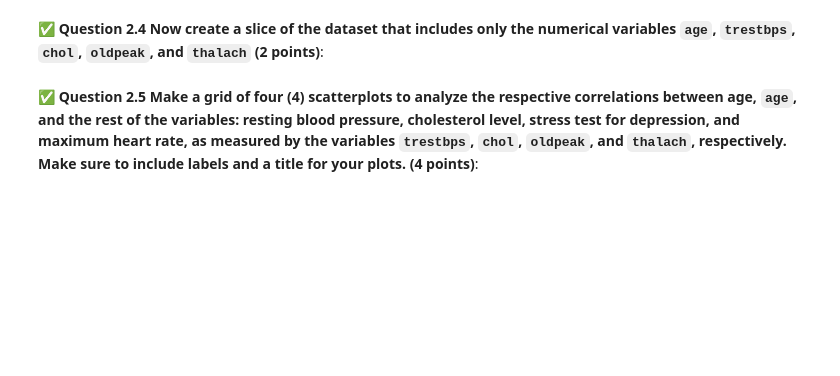
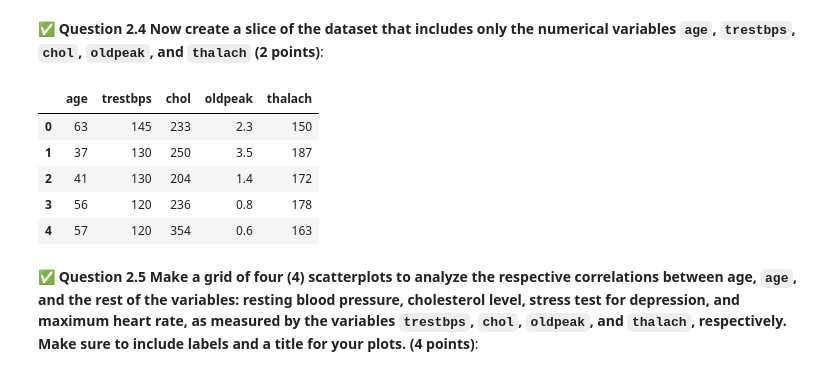
Before and after one commit to anaanyamalhotra/CMSE202-f25-turnin, a Jupyter notebook: midterm/CMSE202-Midterm-Section003-STUDENT-F25.ipynb, the cells around one changed output. Cells and saved outputs as stored; diff of their text form; code cells hidden in the pictures; blank space fills up the shorter version.

```diff
--- a/midterm/CMSE202-Midterm-Section003-STUDENT-F25.ipynb
+++ b/midterm/CMSE202-Midterm-Section003-STUDENT-F25.ipynb
@@ -105,6 +131,15 @@ The data set at this web link `https://raw.githubusercontent.com/NkechiC/Data-fi
 &#9989; **Question 2.4 Now create a slice of the dataset that includes only the numerical variables `age`, `trestbps`, `chol`, `oldpeak`, and `thalach` (2 points)**:
 # %%
 ### Put your code here
+heart_slice = heart_data[["age", "trestbps", "chol", "oldpeak", "thalach"]]
+heart_slice.head()
+# %% [output]
+|  | age | trestbps | chol | oldpeak | thalach |
+| 0 | 63 | 145 | 233 | 2.3 | 150 |
+| 1 | 37 | 130 | 250 | 3.5 | 187 |
+| 2 | 41 | 130 | 204 | 1.4 | 172 |
+| 3 | 56 | 120 | 236 | 0.8 | 178 |
+| 4 | 57 | 120 | 354 | 0.6 | 163 |
 # %% [markdown]
 &#9989; **Question 2.5 Make a grid of four (4) scatterplots to analyze the respective correlations between age, `age`,  and the rest of the variables: resting blood pressure, cholesterol level, stress test for depression, and maximum heart rate, as measured by the variables `trestbps`, `chol`, `oldpeak`, and `thalach`, respectively. Make sure to include labels and a title for your plots. (4 points)**:
 # %%
```
Also changed, not shown: parts of 6 cells of this notebook.
